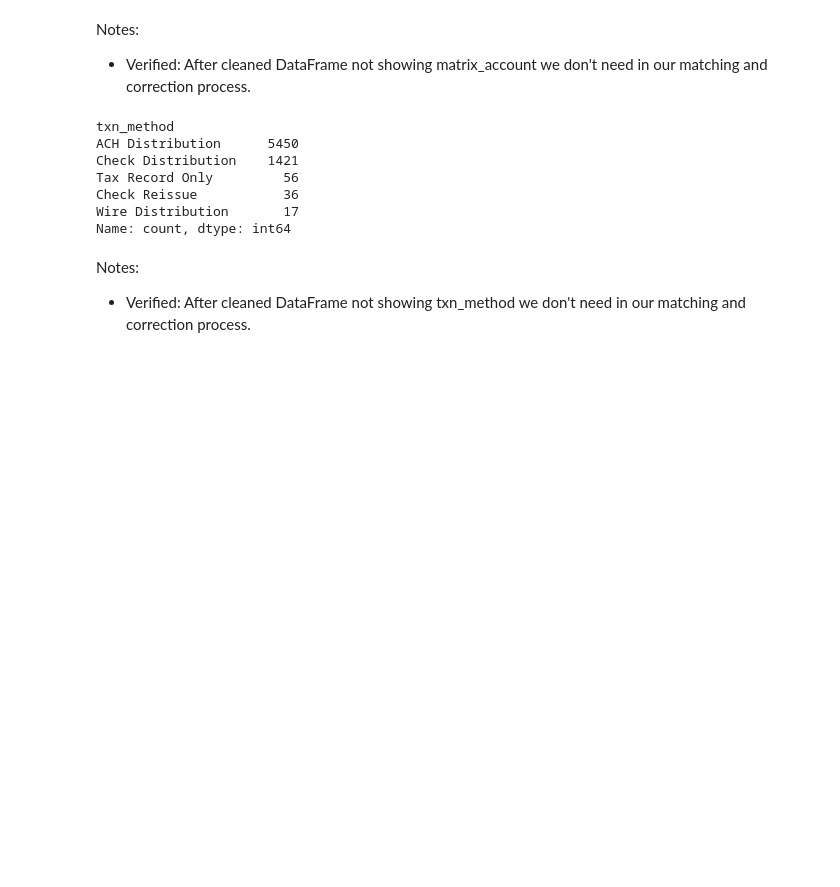
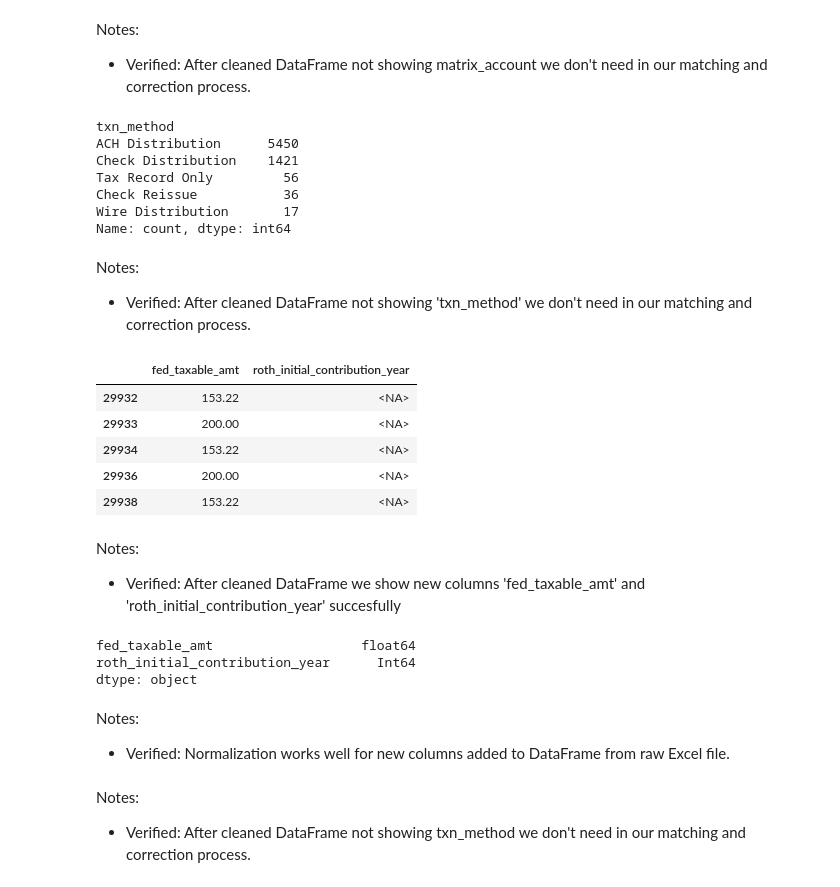
Before and after one commit to manuel-reyes-ml/1099_reconciliation_pipeline, a Jupyter notebook: notebooks/02_cleaning_pipeline.ipynb, the cells around one changed output. Cells and saved outputs as stored; diff of their text form; code cells hidden in the pictures; blank space fills up the shorter version.

Commit message:
Notebooks: add cells to test new columns added to config.py and normalized in clean_matrix.py

```diff
--- a/notebooks/02_cleaning_pipeline.ipynb
+++ b/notebooks/02_cleaning_pipeline.ipynb
@@ -213,6 +220,30 @@ Tax Record Only         56
 Check Reissue           36
 Wire Distribution       17
 Name: count, dtype: int64
+# %% [markdown]
+Notes:
+- Verified: After cleaned DataFrame not showing 'txn_method' we don't need in our matching and correction process.
+# %%
+matrix_clean[["fed_taxable_amt", "roth_initial_contribution_year"]].head()
+# %% [output]
+|  | fed_taxable_amt | roth_initial_contribution_year |
+| 29932 | 153.22 | <NA> |
+| 29933 | 200.00 | <NA> |
+| 29934 | 153.22 | <NA> |
+| 29936 | 200.00 | <NA> |
+| 29938 | 153.22 | <NA> |
+# %% [markdown]
+Notes:
+- Verified: After cleaned DataFrame we show new columns 'fed_taxable_amt' and 'roth_initial_contribution_year' succesfully
+# %%
+matrix_clean.dtypes[["fed_taxable_amt", "roth_initial_contribution_year"]]
+# %% [output]
+fed_taxable_amt                   float64
+roth_initial_contribution_year      Int64
+dtype: object
+# %% [markdown]
+Notes:
+- Verified: Normalization works well for new columns added to DataFrame from raw Excel file.
 # %% [markdown]
 Notes:
 - Verified: After cleaned DataFrame not showing txn_method we don't need in our matching and correction process.
```
Also changed, not shown: parts of 6 cells of this notebook.
